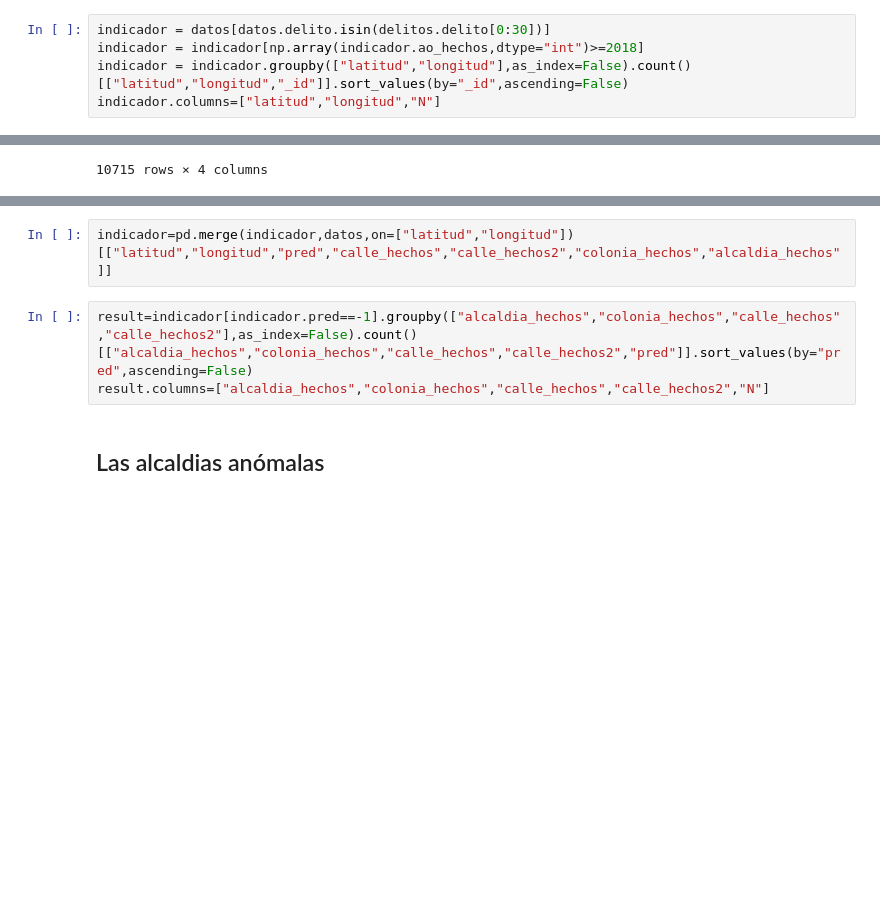
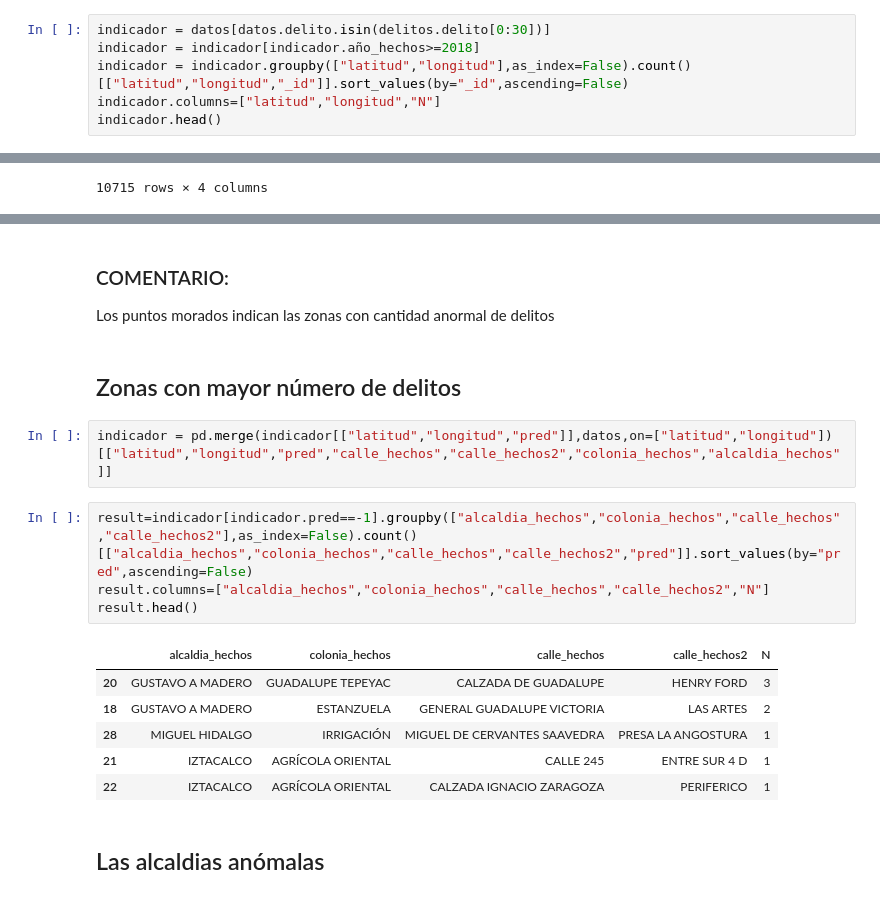
Before and after one commit to siriasadeddin/OPI_TEST, a Jupyter notebook: opi.ipynb, the cells around one changed output, grey strips where cells are left out. Saved outputs shown, nothing was run; the diff lists cells and outputs as text; blank space fills up the shorter version.

```diff
--- a/opi.ipynb
+++ b/opi.ipynb
@@ -360,6 +478,7 @@ fig.show()
 Tomaremos los años 2018 y 2019 para el estudio de anomalías por zonas, ya que se quiere observar el comportamiento de datos mas actualizados. Con los datos del número de crimenes agrupados por latitud-longitud, entrenaremos un algoritmo de machine learning basado en la densidad de puntos DBSCAN. Este algoritmo entrenado con 3 dimensiones (latitud, longitud y N crimenes) nos permitirá encontrar anomalias geo-espaciales en los datos
 # %%
 indicador = datos[datos.delito.isin(delitos.delito[0:30])]
-indicador = indicador[np.array(indicador.ao_hechos,dtype="int")>=2018]
+indicador = indicador[indicador.año_hechos>=2018]
 indicador = indicador.groupby(["latitud","longitud"],as_index=False).count()[["latitud","longitud","_id"]].sort_values(by="_id",ascending=False)
 indicador.columns=["latitud","longitud","N"]
+indicador.head()
@@ -397,11 +521,24 @@ fig = px.scatter_3d(indicador1, x='longitud', y='latitud', z='N',symbol='pred',
 fig.show()
 # %% [output]
 [interactive output not drawn]
+# %% [markdown]
+### COMENTARIO:
+Los puntos morados indican las zonas con cantidad anormal de delitos
+# %% [markdown]
+## Zonas con mayor número de delitos
 # %%
-indicador=pd.merge(indicador,datos,on=["latitud","longitud"])[["latitud","longitud","pred","calle_hechos","calle_hechos2","colonia_hechos","alcaldia_hechos"]]
+indicador = pd.merge(indicador[["latitud","longitud","pred"]],datos,on=["latitud","longitud"])[["latitud","longitud","pred","calle_hechos","calle_hechos2","colonia_hechos","alcaldia_hechos"]]
 # %%
 result=indicador[indicador.pred==-1].groupby(["alcaldia_hechos","colonia_hechos","calle_hechos","calle_hechos2"],as_index=False).count()[["alcaldia_hechos","colonia_hechos","calle_hechos","calle_hechos2","pred"]].sort_values(by="pred",ascending=False)
 result.columns=["alcaldia_hechos","colonia_hechos","calle_hechos","calle_hechos2","N"]
+result.head()
+# %% [output]
+|  | alcaldia_hechos | colonia_hechos | calle_hechos | calle_hechos2 | N |
+| 20 | GUSTAVO A MADERO | GUADALUPE TEPEYAC | CALZADA DE GUADALUPE | HENRY FORD | 3 |
+| 18 | GUSTAVO A MADERO | ESTANZUELA | GENERAL GUADALUPE VICTORIA | LAS ARTES | 2 |
+| 28 | MIGUEL HIDALGO | IRRIGACIÓN | MIGUEL DE CERVANTES SAAVEDRA | PRESA LA ANGOSTURA | 1 |
+| 21 | IZTACALCO | AGRÍCOLA ORIENTAL | CALLE 245 | ENTRE SUR 4 D | 1 |
+| 22 | IZTACALCO | AGRÍCOLA ORIENTAL | CALZADA IGNACIO ZARAGOZA | PERIFERICO | 1 |
 # %% [markdown]
 ## Las alcaldias anómalas
 # %%
```
Also changed, not shown: parts of 72 cells of this notebook.
